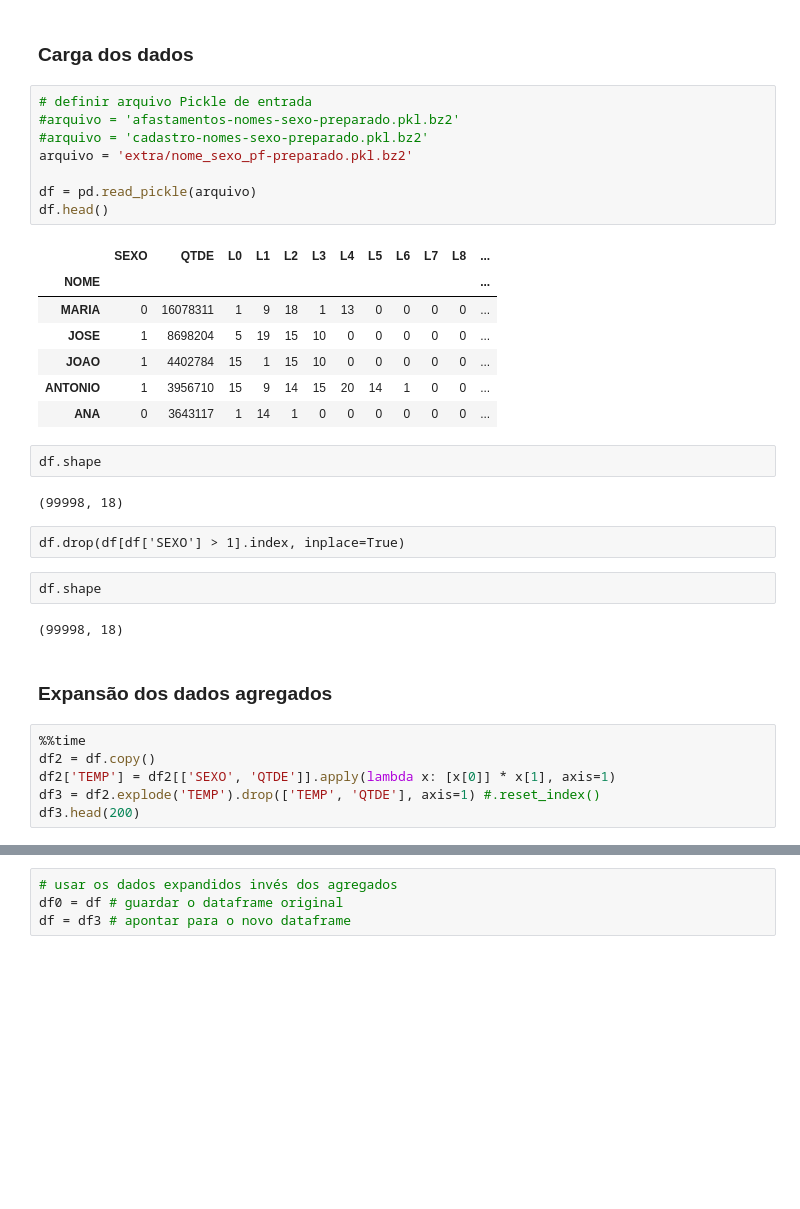
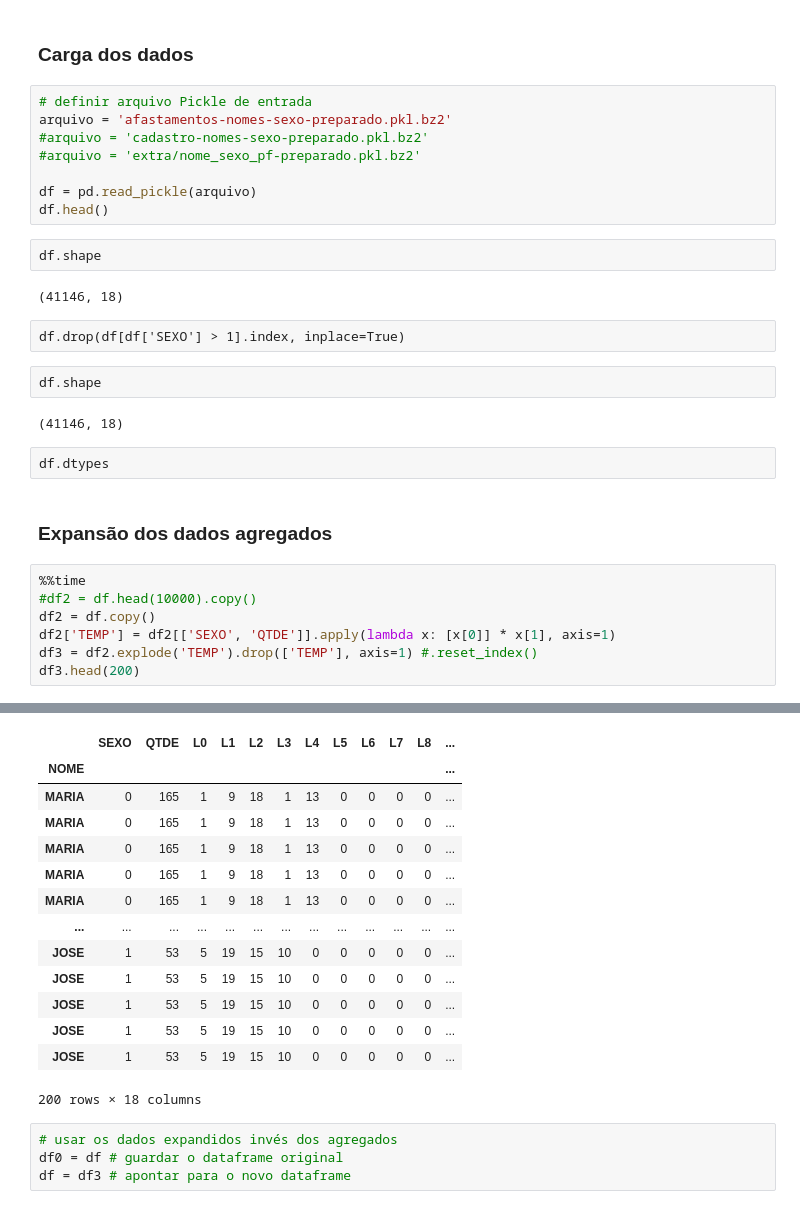
Before and after one commit to hjort/analise-pessoas-brasil, a Jupyter notebook: 71-modelo-genero-nome.ipynb, the cells around one changed output, grey strips where cells are left out. Saved outputs shown, nothing was run; the diff lists cells and outputs as text; blank space fills up the shorter version.

```diff
--- a/71-modelo-genero-nome.ipynb
+++ b/71-modelo-genero-nome.ipynb
@@ -5,36 +5,31 @@ import numpy as np
 ### Carga dos dados
 # %%
 # definir arquivo Pickle de entrada
-#arquivo = 'afastamentos-nomes-sexo-preparado.pkl.bz2'
+arquivo = 'afastamentos-nomes-sexo-preparado.pkl.bz2'
 #arquivo = 'cadastro-nomes-sexo-preparado.pkl.bz2'
-arquivo = 'extra/nome_sexo_pf-preparado.pkl.bz2'
+#arquivo = 'extra/nome_sexo_pf-preparado.pkl.bz2'
 
 df = pd.read_pickle(arquivo)
 df.head()
-# %% [output]
-|  | SEXO | QTDE | L0 | L1 | L2 | L3 | L4 | L5 | L6 | L7 | L8 | ... |
-| NOME |  |  |  |  |  |  |  |  |  |  |  | ... |
-| MARIA | 0 | 16078311 | 1 | 9 | 18 | 1 | 13 | 0 | 0 | 0 | 0 | ... |
-| JOSE | 1 | 8698204 | 5 | 19 | 15 | 10 | 0 | 0 | 0 | 0 | 0 | ... |
-| JOAO | 1 | 4402784 | 15 | 1 | 15 | 10 | 0 | 0 | 0 | 0 | 0 | ... |
-| ANTONIO | 1 | 3956710 | 15 | 9 | 14 | 15 | 20 | 14 | 1 | 0 | 0 | ... |
-| ANA | 0 | 3643117 | 1 | 14 | 1 | 0 | 0 | 0 | 0 | 0 | 0 | ... |
 # %%
 df.shape
 # %% [output]
-(99998, 18)
+(41146, 18)
 # %% [raw]
 df.drop(df[df['SEXO'] > 1].index, inplace=True)
 # %%
 df.shape
 # %% [output]
-(99998, 18)
+(41146, 18)
+# %% [raw]
+df.dtypes
 # %% [markdown]
 ### Expansão dos dados agregados
 # %%
 %%time
+#df2 = df.head(10000).copy()
 df2 = df.copy()
 df2['TEMP'] = df2[['SEXO', 'QTDE']].apply(lambda x: [x[0]] * x[1], axis=1)
-df3 = df2.explode('TEMP').drop(['TEMP', 'QTDE'], axis=1) #.reset_index()
+df3 = df2.explode('TEMP').drop(['TEMP'], axis=1) #.reset_index()
 df3.head(200)
 # %% [output]
@@ -42,3 +38,17 @@ MemoryError: Unable to allocate 3.61 GiB for an array with shape (17, 227963825)
+|  | SEXO | QTDE | L0 | L1 | L2 | L3 | L4 | L5 | L6 | L7 | L8 | ... |
+| NOME |  |  |  |  |  |  |  |  |  |  |  | ... |
+| MARIA | 0 | 165 | 1 | 9 | 18 | 1 | 13 | 0 | 0 | 0 | 0 | ... |
+| MARIA | 0 | 165 | 1 | 9 | 18 | 1 | 13 | 0 | 0 | 0 | 0 | ... |
+| MARIA | 0 | 165 | 1 | 9 | 18 | 1 | 13 | 0 | 0 | 0 | 0 | ... |
+| MARIA | 0 | 165 | 1 | 9 | 18 | 1 | 13 | 0 | 0 | 0 | 0 | ... |
+| MARIA | 0 | 165 | 1 | 9 | 18 | 1 | 13 | 0 | 0 | 0 | 0 | ... |
+| ... | ... | ... | ... | ... | ... | ... | ... | ... | ... | ... | ... | ... |
+| JOSE | 1 | 53 | 5 | 19 | 15 | 10 | 0 | 0 | 0 | 0 | 0 | ... |
+| JOSE | 1 | 53 | 5 | 19 | 15 | 10 | 0 | 0 | 0 | 0 | 0 | ... |
+| JOSE | 1 | 53 | 5 | 19 | 15 | 10 | 0 | 0 | 0 | 0 | 0 | ... |
+| JOSE | 1 | 53 | 5 | 19 | 15 | 10 | 0 | 0 | 0 | 0 | 0 | ... |
+| JOSE | 1 | 53 | 5 | 19 | 15 | 10 | 0 | 0 | 0 | 0 | 0 | ... |
+200 rows × 18 columns
 # %%
 # usar os dados expandidos invés dos agregados
 df0 = df # guardar o dataframe original
```
Also changed, not shown: parts of 18 cells of this notebook, 1 other file.
